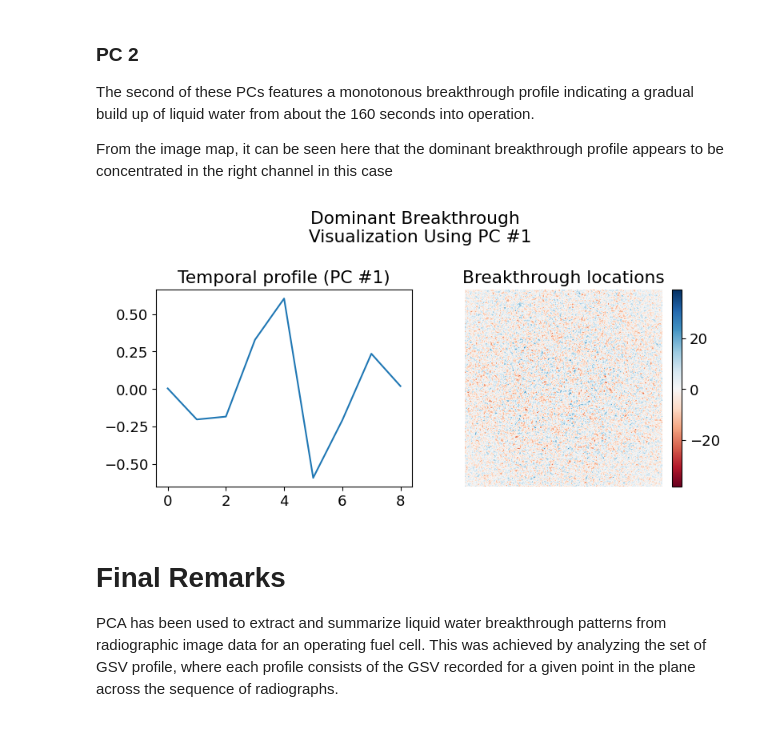
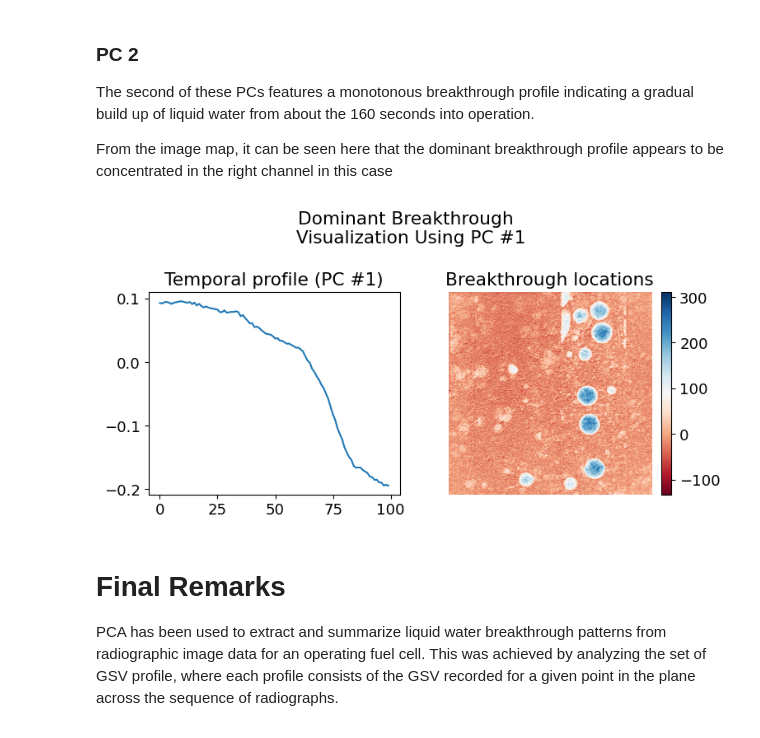
Before and after one commit to akin-aroge/pca-signal-isolation, a Jupyter notebook: notebook/01-water-signal-isolation.ipynb, the cells around one changed output. Drawn from its saved outputs; the diff is of its cells as text; code cells hidden in the pictures.

```diff
--- a/notebook/01-water-signal-isolation.ipynb
+++ b/notebook/01-water-signal-isolation.ipynb
@@ -44,7 +44,7 @@ from models import model
 Image data is a sequence of radiographs taken at 4 second intervals while the sample is operational. The liquid water has a very low contrast such that it is not readily visible in the raw image
 # %%
 im = imread(os.path.normpath('../data/raw/radiograph-seq.tiff'))
-im = im[:9].copy()
+# im = im[:9].copy()
 im_shape = im.shape
 # %%
 filtered_im = processing.filter_image(im, sigma=3)
@@ -108,7 +108,7 @@ The PCs are obtained by first computing the covariance matrix $X$ given by $S =
 
 The coefficients $(Y_1, \ldots , Y_n)$ are obtained by  projecting each vector in $X$ on the space now defined by the principal axis. Each coefficient, $Y_i$ is a $d$-dimensional vector given by $Y_i = P^Tx_i$.
 # %%
-model = model.get_model()
+pca = model.get_model()
 pca = pca.fit(X)
 ftv = pca.explained_variance_[0:] / np.sum(pca.explained_variance_[0:])
 
@@ -272,26 +275,26 @@ The second of these PCs features a monotonous breakthrough profile indicating a
 From the image map, it can be seen here that the dominant breakthrough profile appears to be concentrated in the right channel in this case
 # %%
 fig, axs = plt.subplots(nrows=1, ncols=2, figsize=(8, 4))
-
+comp =  1
 axs[0].plot(pca.components_[comp])
 axs[0].set_title('Temporal profile (PC #1)')
 
 i = 1
 p = axs[1].imshow(X_pca[:, i].reshape(filtered_im.shape[1], filtered_im.shape[2]), cmap='RdBu')
 axs[1].axis('off')
 axs[1].set_title('Breakthrough locations')
 plt.colorbar(p, fraction=0.046, pad=0.04);
 
 
 
 fig.suptitle('Dominant Breakthrough \n Visualization Using PC #1')
 fig.tight_layout()
 
 
 
 fig.savefig('../reports/images/pc1-major-break.png')
 # %% [output]
-[figure, old version]
+[figure, new version]
 # %% [markdown]
 # Final Remarks
 
```
Also changed, not shown: parts of 7 cells of this notebook, 7 other files.
